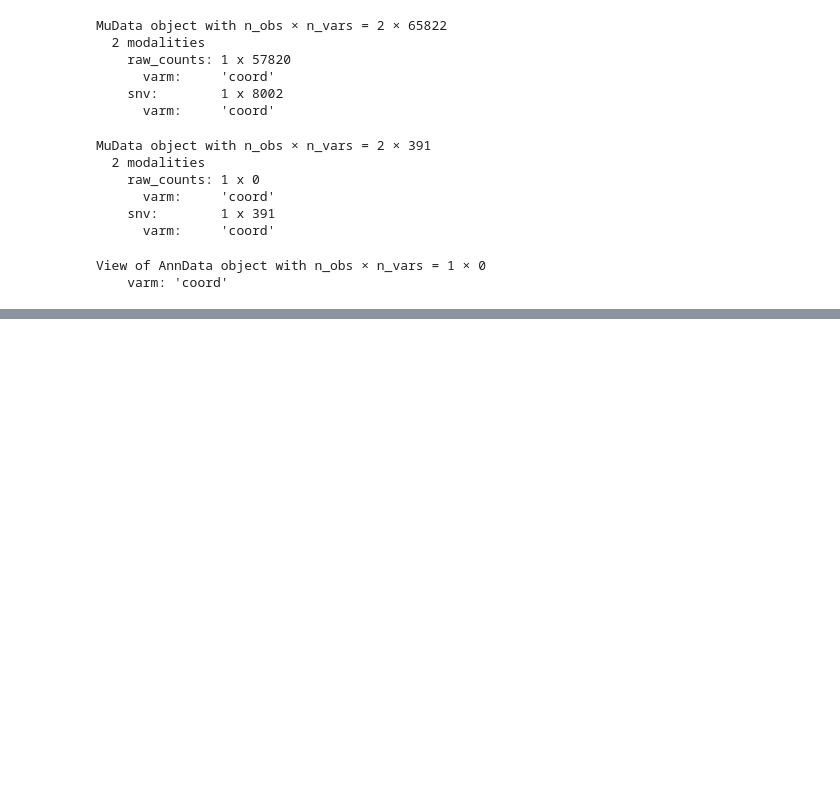
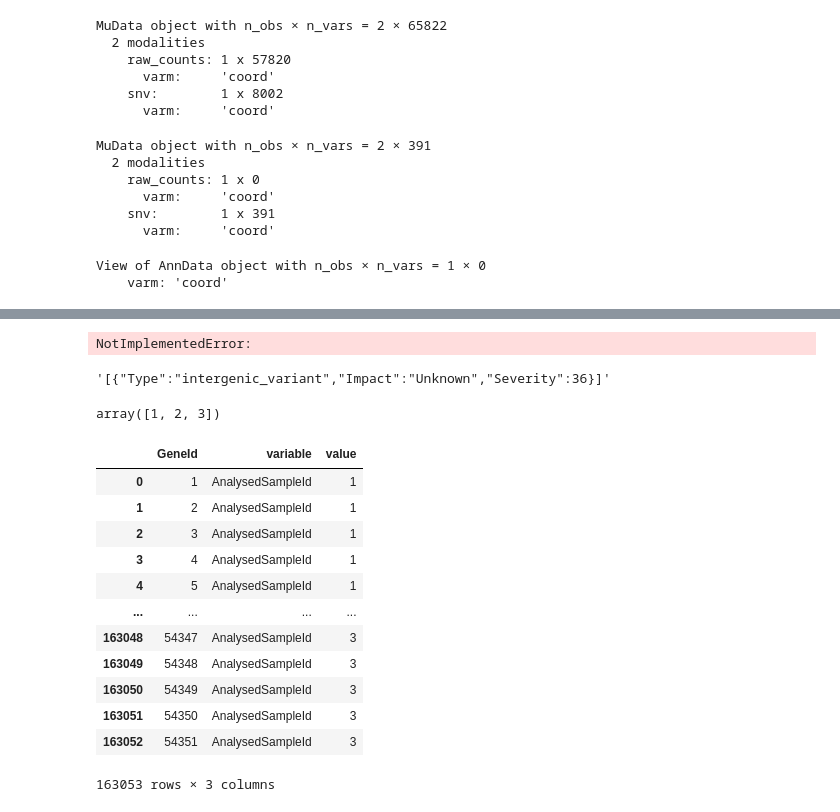
Before and after one commit to schlesnerlab/anndata-ranges, a Jupyter notebook: code/oe0260.ipynb, the cells around one changed output, grey strips where cells are left out. Saved outputs shown, nothing was run; the diff lists cells and outputs as text; code cells hidden in the pictures; blank space fills up the shorter version.

```diff
--- a/code/oe0260.ipynb
+++ b/code/oe0260.ipynb
@@ -137,0 +214,30 @@ NameError: name 'gr' is not defined
+# %%
+pd.json_normalize(cnv_trans['Consequences'])
+# %% [output]
+NotImplementedError:
+# %%
+cnv_trans['Consequences'].iloc[0]
+# %% [output]
+'[{"Type":"intergenic_variant","Impact":"Unknown","Severity":36}]'
+# %%
+gene = pd.read_csv('data/OE0260/unite_data/GeneExpressions.csv', delimiter='\t', skipfooter=3, index_col=0)
+# %%
+gene.AnalysedSampleId.unique()
+# %% [output]
+array([1, 2, 3])
+# %%
+pd.melt(gene.reset_index(), id_vars = 'GeneId', value_vars = 'AnalysedSampleId')
+# %% [output]
+|  | GeneId | variable | value |
+| 0 | 1 | AnalysedSampleId | 1 |
+| 1 | 2 | AnalysedSampleId | 1 |
+| 2 | 3 | AnalysedSampleId | 1 |
+| 3 | 4 | AnalysedSampleId | 1 |
+| 4 | 5 | AnalysedSampleId | 1 |
+| ... | ... | ... | ... |
+| 163048 | 54347 | AnalysedSampleId | 3 |
+| 163049 | 54348 | AnalysedSampleId | 3 |
+| 163050 | 54349 | AnalysedSampleId | 3 |
+| 163051 | 54350 | AnalysedSampleId | 3 |
+| 163052 | 54351 | AnalysedSampleId | 3 |
+163053 rows × 3 columns
```
Also changed, not shown: parts of 11 cells of this notebook, 1 other file.
